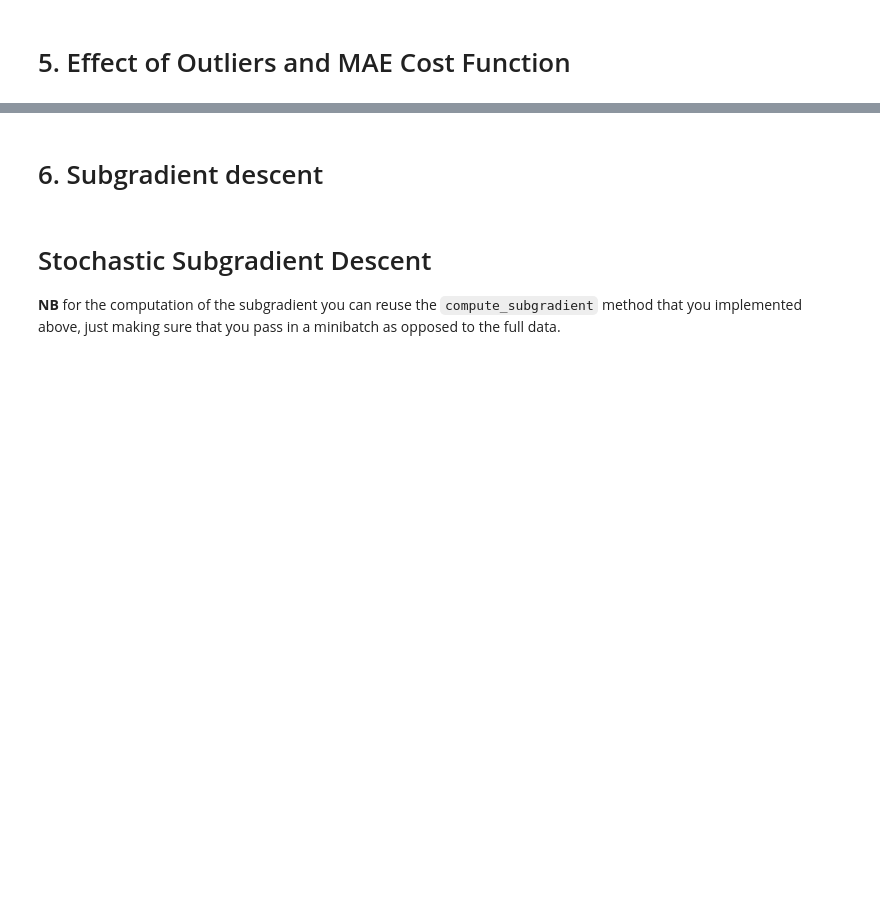
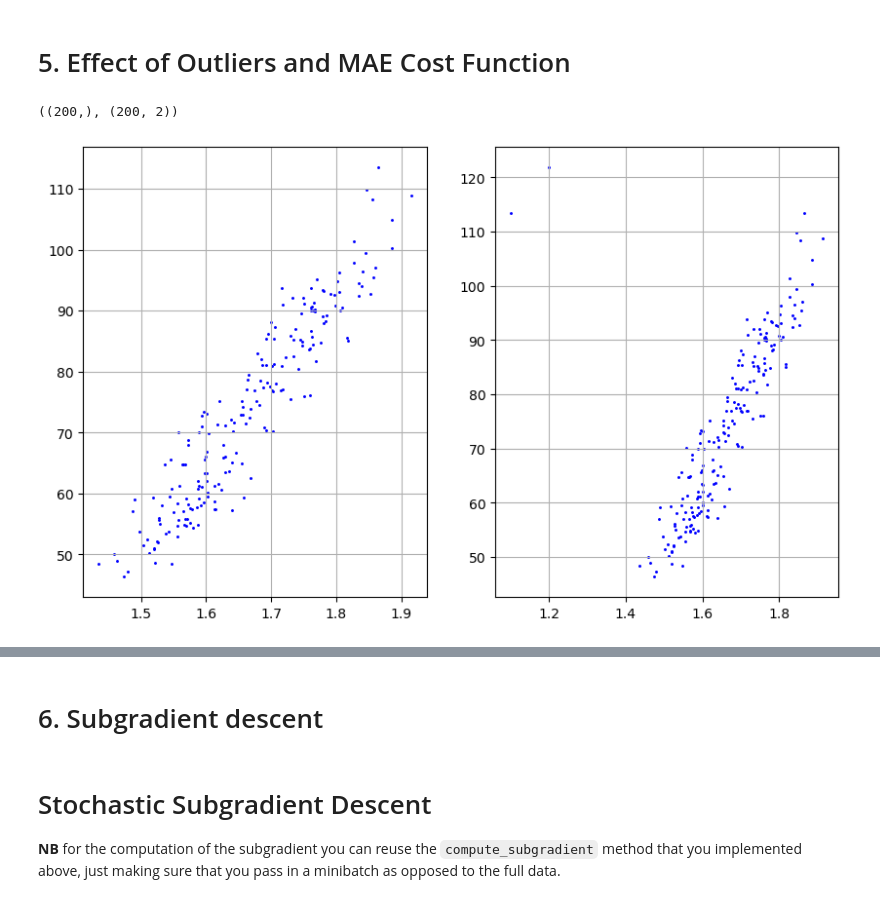
Before and after one commit to bcrobin03/ML_course, a Jupyter notebook: labs/ex02/template/ex02.ipynb, the cells around one changed output, grey strips where cells are left out. Saved outputs shown, nothing was run; the diff lists cells and outputs as text; code cells hidden in the pictures; blank space fills up the shorter version.

```diff
--- a/labs/ex02/template/ex02.ipynb
+++ b/labs/ex02/template/ex02.ipynb
@@ -398,12 +395,31 @@ from helpers import *
 # INSERT YOUR CODE HERE
 # TODO: reload the data by subsampling first, then by subsampling and adding outliers
 # ***************************************************
-raise NotImplementedError
+height, weight, gender = load_data(sub_sample=True, add_outlier=False)
+height_out, weight_out, gender_out = load_data(sub_sample=True, add_outlier=True)
+
+x_out, mean_x_out, std_x_out = standardize(height_out)
+y_out, tx_out = build_model_data(x_out, weight_out)
 
 x, mean_x, std_x = standardize(height)
 y, tx = build_model_data(x, weight)
 # %%
 y.shape, tx.shape
+# %% [output]
+((200,), (200, 2))
+# %%
+fig = plt.figure()
+ax1 = fig.add_subplot(1, 2, 1)
+ax1.scatter(height, weight, marker=".", color="b", s=5)
+ax1.grid()
+ax2 = fig.add_subplot(1,2,2)
+ax2.scatter(height_out, weight_out, marker=".", color="b", s=5)
+ax2.grid()
+
+fig.set_size_inches(10.0, 6.0)
+plt.show()
+# %% [output]
+[figure, added]
 # %%
 from plots import gradient_descent_visualization
 
```
Also changed, not shown: parts of 10 cells of this notebook, 1 other file.
